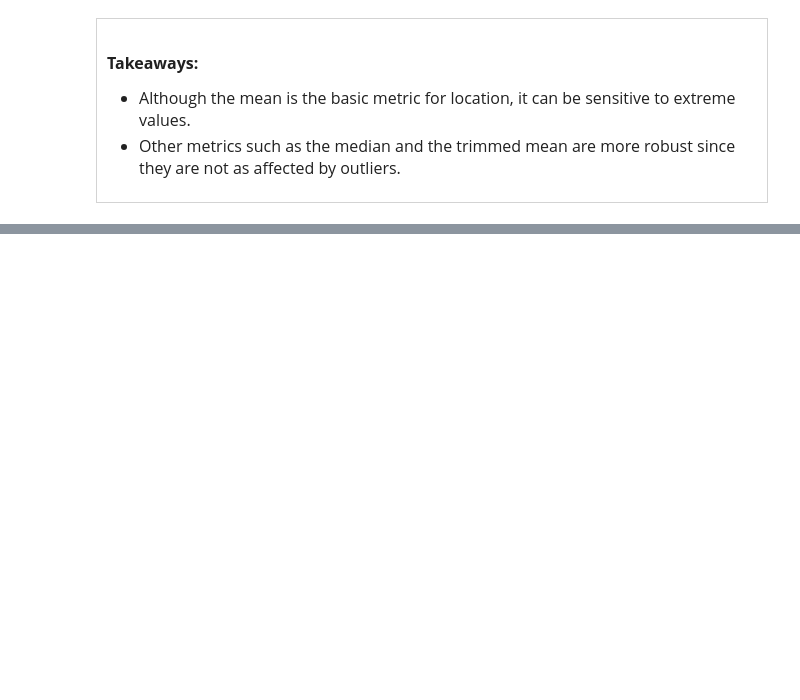
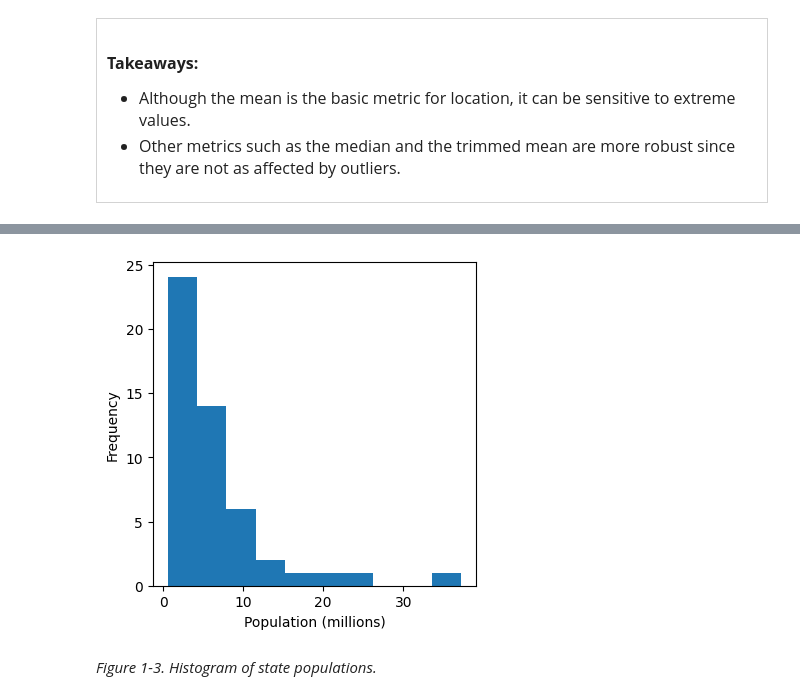
Before and after one commit to felipesebben/practical_statistics, a Jupyter notebook: 1_Exploratory_Data_Analysis.ipynb, the cells around one changed output, grey strips where cells are left out. Saved outputs shown, nothing was run; the diff lists cells and outputs as text; code cells hidden in the pictures; blank space fills up the shorter version.

```diff
--- a/1_Exploratory_Data_Analysis.ipynb
+++ b/1_Exploratory_Data_Analysis.ipynb
@@ -106,0 +268,10 @@ SyntaxError: invalid syntax (1638611857.py, line 1)
+# %%
+ax = (df_state['Population'] / 1_000_000).plot.hist(figsize=(4, 4))
+ax.set_xlabel('Population (millions)')
+
+plt.tight_layout()
+plt.show()
+# %% [output]
+[figure, added]
+# %% [markdown]
+<p><i>Figure 1-3. Histogram of state populations.</i></p>
```
Also changed, not shown: parts of 25 cells of this notebook.
